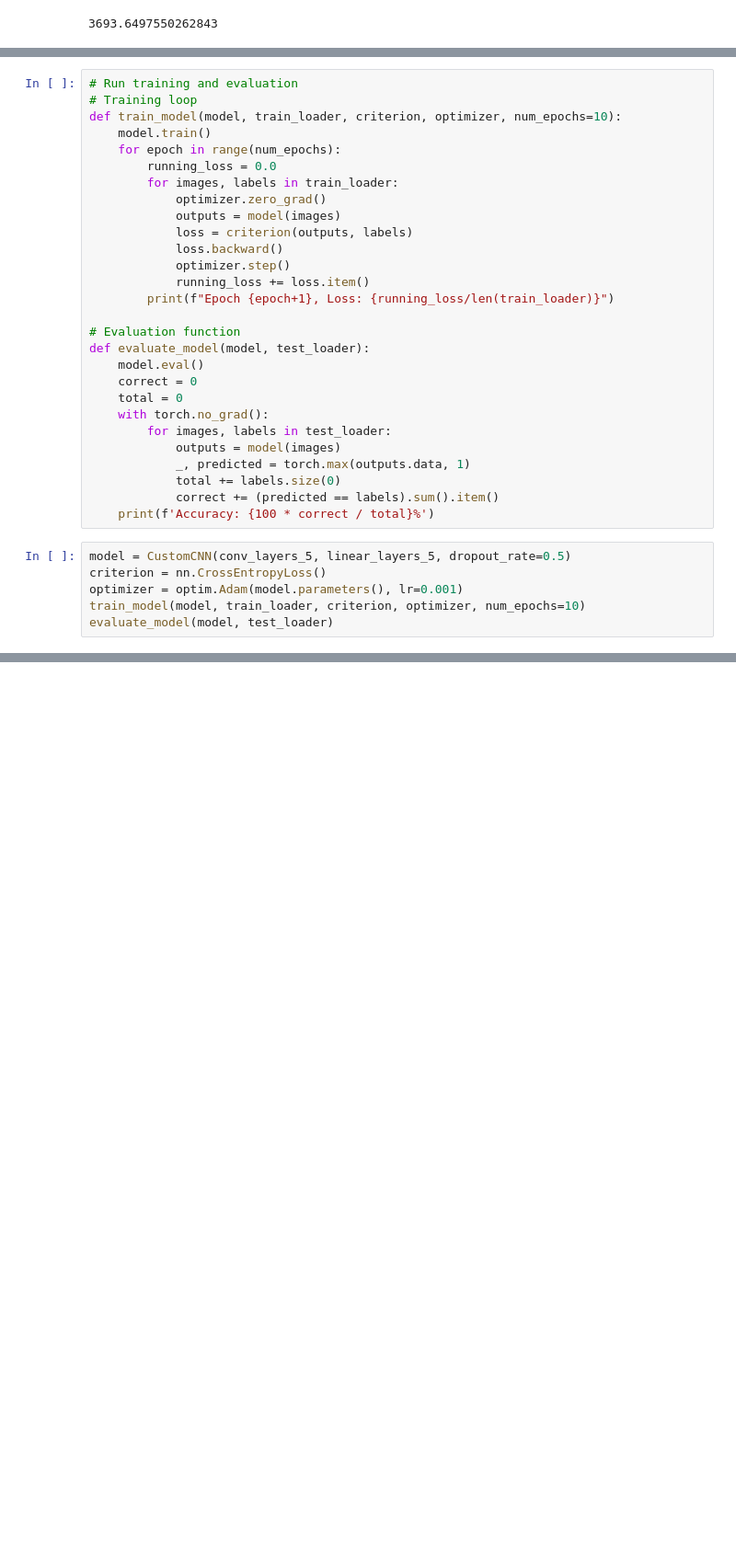
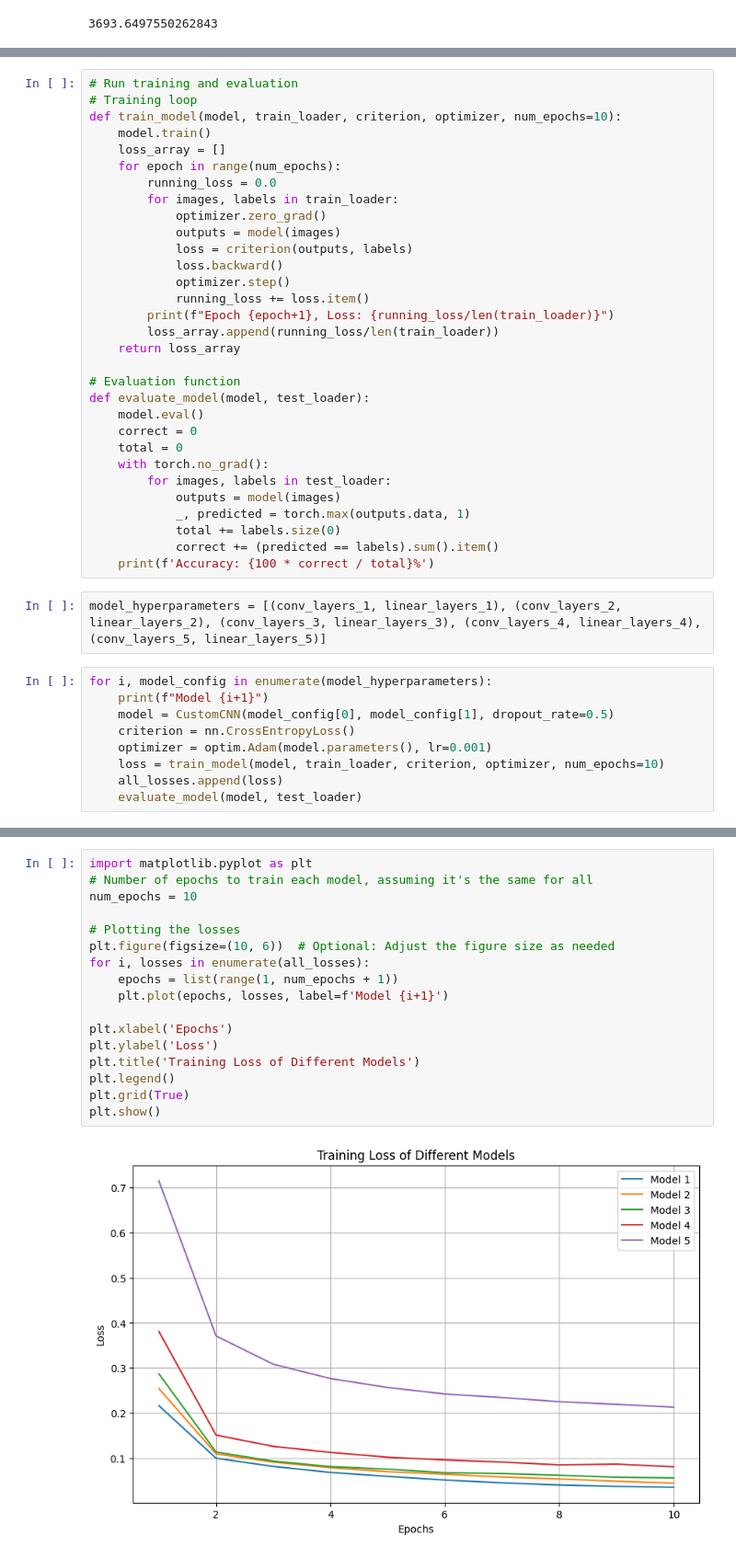
Before and after one commit to tonyluozn/cs294-experiment, a Jupyter notebook: midterm.ipynb, the cells around one changed output, grey strips where cells are left out. Shown at 92% size. Drawn from its saved outputs; the diff is of its cells as text; blank space fills up the shorter version.

```diff
--- a/midterm.ipynb
+++ b/midterm.ipynb
@@ -798,6 +814,7 @@ bits_information_arriving_at_decision_layer: 12449.5
 # Training loop
 def train_model(model, train_loader, criterion, optimizer, num_epochs=10):
     model.train()
+    loss_array = []
     for epoch in range(num_epochs):
         running_loss = 0.0
         for images, labels in train_loader:
@@ -808,6 +825,8 @@ def train_model(model, train_loader, criterion, optimizer, num_epochs=10):
             optimizer.step()
             running_loss += loss.item()
         print(f"Epoch {epoch+1}, Loss: {running_loss/len(train_loader)}")
+        loss_array.append(running_loss/len(train_loader))
+    return loss_array
 
 # Evaluation function
 def evaluate_model(model, test_loader):
@@ -821,10 +840,15 @@ def evaluate_model(model, test_loader):
             total += labels.size(0)
             correct += (predicted == labels).sum().item()
     print(f'Accuracy: {100 * correct / total}%')
+# %%
+model_hyperparameters = [(conv_layers_1, linear_layers_1), (conv_layers_2, linear_layers_2), (conv_layers_3, linear_layers_3), (conv_layers_4, linear_layers_4),(conv_layers_5, linear_layers_5)]
 # %%
-model = CustomCNN(conv_layers_5, linear_layers_5, dropout_rate=0.5)
-criterion = nn.CrossEntropyLoss()
-optimizer = optim.Adam(model.parameters(), lr=0.001)
-train_model(model, train_loader, criterion, optimizer, num_epochs=10)
-evaluate_model(model, test_loader)
+for i, model_config in enumerate(model_hyperparameters):
+    print(f"Model {i+1}")
+    model = CustomCNN(model_config[0], model_config[1], dropout_rate=0.5)
+    criterion = nn.CrossEntropyLoss()
+    optimizer = optim.Adam(model.parameters(), lr=0.001)
+    loss = train_model(model, train_loader, criterion, optimizer, num_epochs=10)
+    all_losses.append(loss)
+    evaluate_model(model, test_loader)
 # %% [output]
@@ -841,0 +867,19 @@ Accuracy: 95.59%
+# %%
+import matplotlib.pyplot as plt
+# Number of epochs to train each model, assuming it's the same for all
+num_epochs = 10
+
+# Plotting the losses
+plt.figure(figsize=(10, 6))  # Optional: Adjust the figure size as needed
+for i, losses in enumerate(all_losses):
+    epochs = list(range(1, num_epochs + 1))
+    plt.plot(epochs, losses, label=f'Model {i+1}')
+
+plt.xlabel('Epochs')
+plt.ylabel('Loss')
+plt.title('Training Loss of Different Models')
+plt.legend()
+plt.grid(True)
+plt.show()
+# %% [output]
+[figure, added]
```
Also changed, not shown: parts of 3 cells of this notebook, 1 other file.
